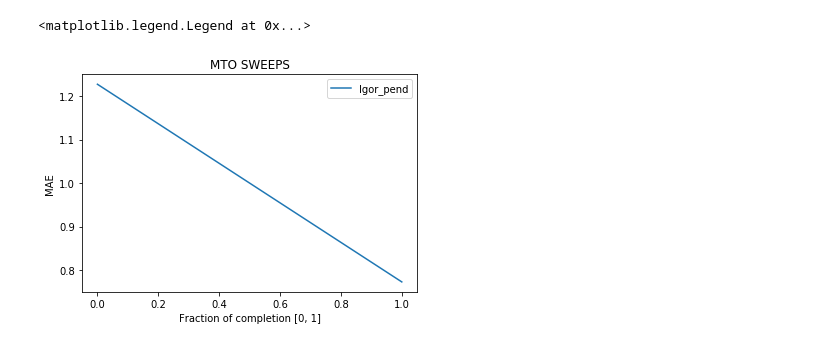
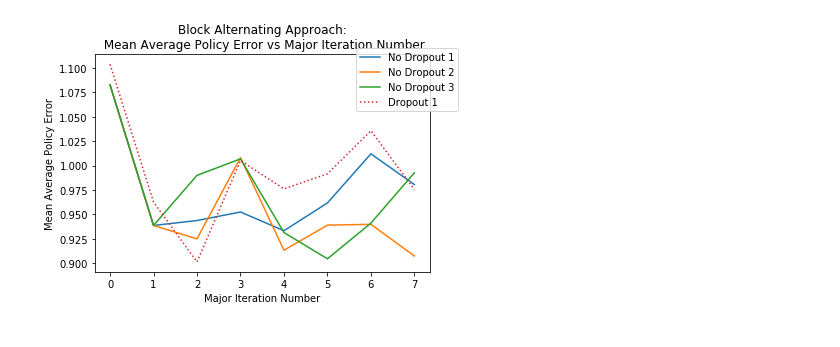
Before and after one commit to robert-verkuil/drake-pytorch, a Jupyter notebook: python/Big Sweeps Graphing.ipynb, the cells around one changed output. Drawn from its saved outputs; the diff is of its cells as text; code cells hidden in the pictures.

```diff
--- a/python/Big Sweeps Graphing.ipynb
+++ b/python/Big Sweeps Graphing.ipynb
@@ -59,38 +60,76 @@ plt.legend(bbox_to_anchor=(1.1, 1.05))
 root_dir = "sweep_csvs/"
 fnames = [
     "Igor_pend.csv",
-    "Igor_pend_dropout.csv",
-    "Igor_pend_init.csv",
-    "Igor_pend_input_noise.csv",
-    "Igor_pend_output_noise.csv",
-    "Igor_pend_both_noise.csv",
-    "Igor_pend_noise.csv",
-    "Igor_pend_minibatching.csv",
-    "Igor_pend_no_warm_start.csv"
+#     "Igor_pend2.csv",
+    "Igor_pend3.csv",
+    "Igor_pend4.csv",
+#     "Igor_pend_dropout.csv",
+#     "Igor_pend_dropout2.csv",
+#     "Igor_pend_dropout3.csv",
+#     "Igor_pend_dropout_nn.csv",
+#     "Igor_pend_dropout_nn2.csv",
+#     "Igor_pend_dropout_nn3.csv",
+#     "Igor_pend_dropout_nn4.csv",
+#     "Igor_pend_init.csv",
+#     "Igor_pend_input_noise.csv",
+#     "Igor_pend_output_noise.csv",
+#     "Igor_pend_both_noise.csv",
+#     "Igor_pend_both_noise2.csv",
+#     "Igor_pend_both_noise3.csv",
+#     "Igor_pend_noise.csv",
+#     "Igor_pend_minibatching.csv",
+#     "Igor_pend_no_warm_start.csv"
+    "Igor_pend_layernorm.csv",
 ]
 
 plt.figure()
-plt.title("MTO SWEEPS")
+plt.title("Block Alternating Approach:\n Mean Average Policy Error vs Major Iteration Number")
 y_str = 'MAE'
+# y_str = 'MSE'
+# y_str = 'total_cost'
 
-for fname in fnames:
+def label_maker():
+    for label in ['No Dropout 1',
+                 'No Dropout 2',
+                 'No Dropout 3',
+                 'Dropout 1',
+                 'Dropout 2',
+                 'Dropout 3']:
+        yield label
+
+label_maker
+labels = ['No Dropout 1',
+         'No Dropout 2',
+         'No Dropout 3',
+         'Dropout 1',
+         'Dropout 2',
+         'Dropout 3']
+for fname, label in zip(fnames, labels):
     try:
         df = pd.read_csv(root_dir+fname)
     except Exception as e:
         print(fname, e)
         continue
+    df['time'] = df['time'] - df['time'][0]
 #     print(df)
 
 #     x_vals = df['time']; plt.xlabel('time')
-#     x_vals = df['iters']; plt.xlabel('iters')
-    x_vals = np.linspace(0, 1, df.shape[0]); plt.xlabel('Fraction of completion [0, 1]')
+    x_vals = df['itr']; plt.xlabel('Major Iteration Number')
+#     x_vals = np.linspace(0, 1, df.shape[0]); plt.xlabel('Fraction of completion [0, 1]')
 
 
-    y_vals = df[y_str]; plt.ylabel(y_str)
+    y_vals = df[y_str]; plt.ylabel("Mean Average Policy Error")
 
+    x_vals = x_vals.iloc[:8]
+    y_vals = y_vals.iloc[:8]
 
-    label = fname.split('.')[0]
-    plt.plot(x_vals, y_vals, label=label)
+#     label = fname.split('.')[0]
+    if 'No' in label:
+        symbol = "-"
+    else:
+        symbol = ":"
+    plt.plot(x_vals, y_vals, symbol, label=label)
 
-plt.legend()
+# plt.ylim(6000, 13000)
+plt.legend(bbox_to_anchor=(1.1, 1.05))
 # %% [output]
@@ -105,2 +137 @@ plt.legend()
-<matplotlib.legend.Legend at 0x...>
-[figure, old version]
+[figure, new version]
```
Also changed, not shown: parts of 2 cells of this notebook, 43 other files.
